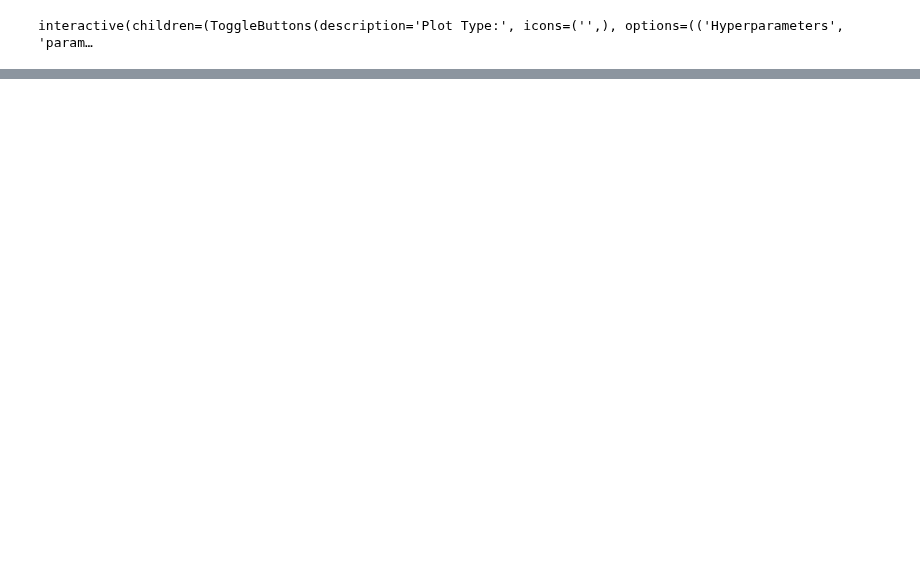
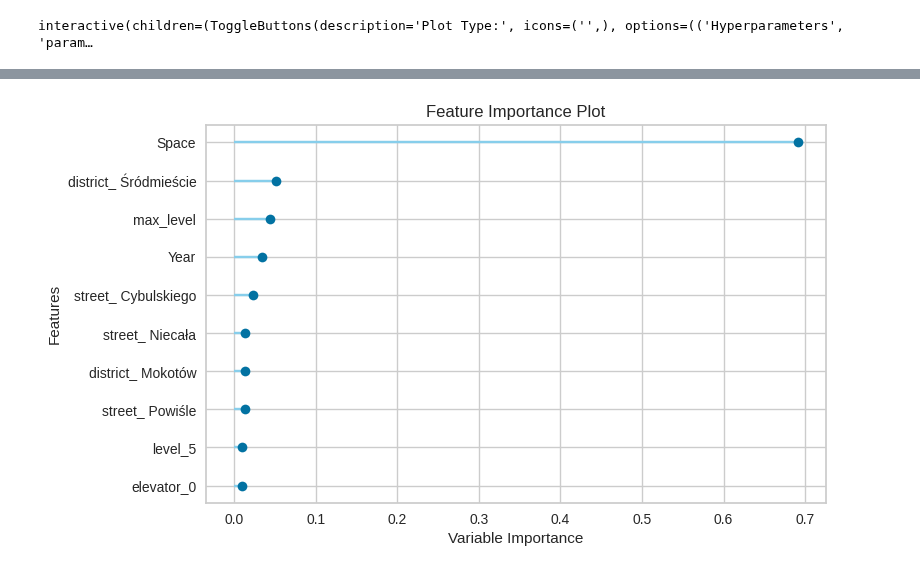
Before and after one commit to CarJung/Uni, a Jupyter notebook: Warsaw_flats/Pycaret auto ML.ipynb, the cells around one changed output, grey strips where cells are left out. Cells and saved outputs as stored; diff of their text form; code cells hidden in the pictures; blank space fills up the shorter version.

```diff
--- a/Warsaw_flats/Pycaret auto ML.ipynb
+++ b/Warsaw_flats/Pycaret auto ML.ipynb
@@ -48,0 +85,4 @@ interactive(children=(ToggleButtons(description='Plot Type:', icons=('',), optio
+# %%
+plot_model(best, plot = 'feature')
+# %% [output]
+[figure, added]
```
Also changed, not shown: parts of 18 cells of this notebook, 3 other files.
